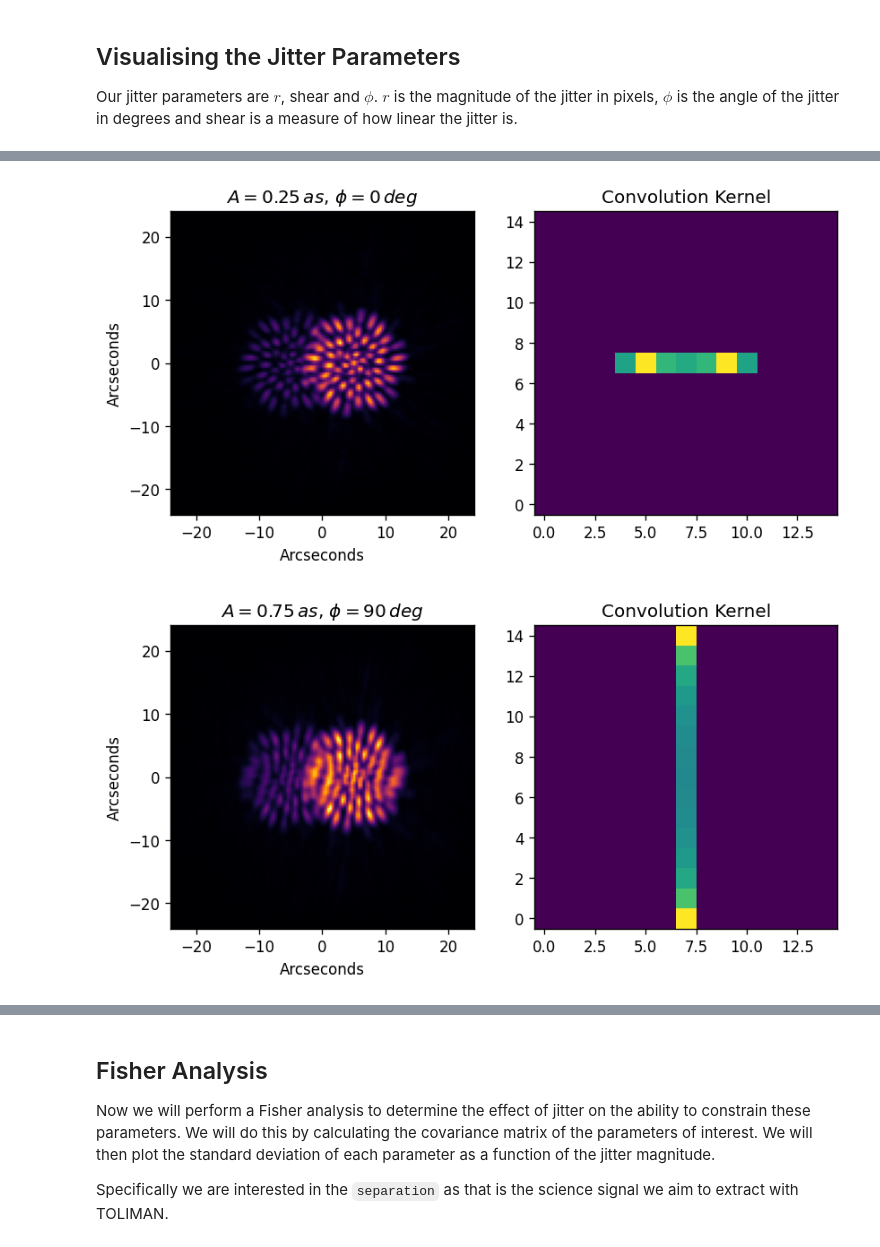
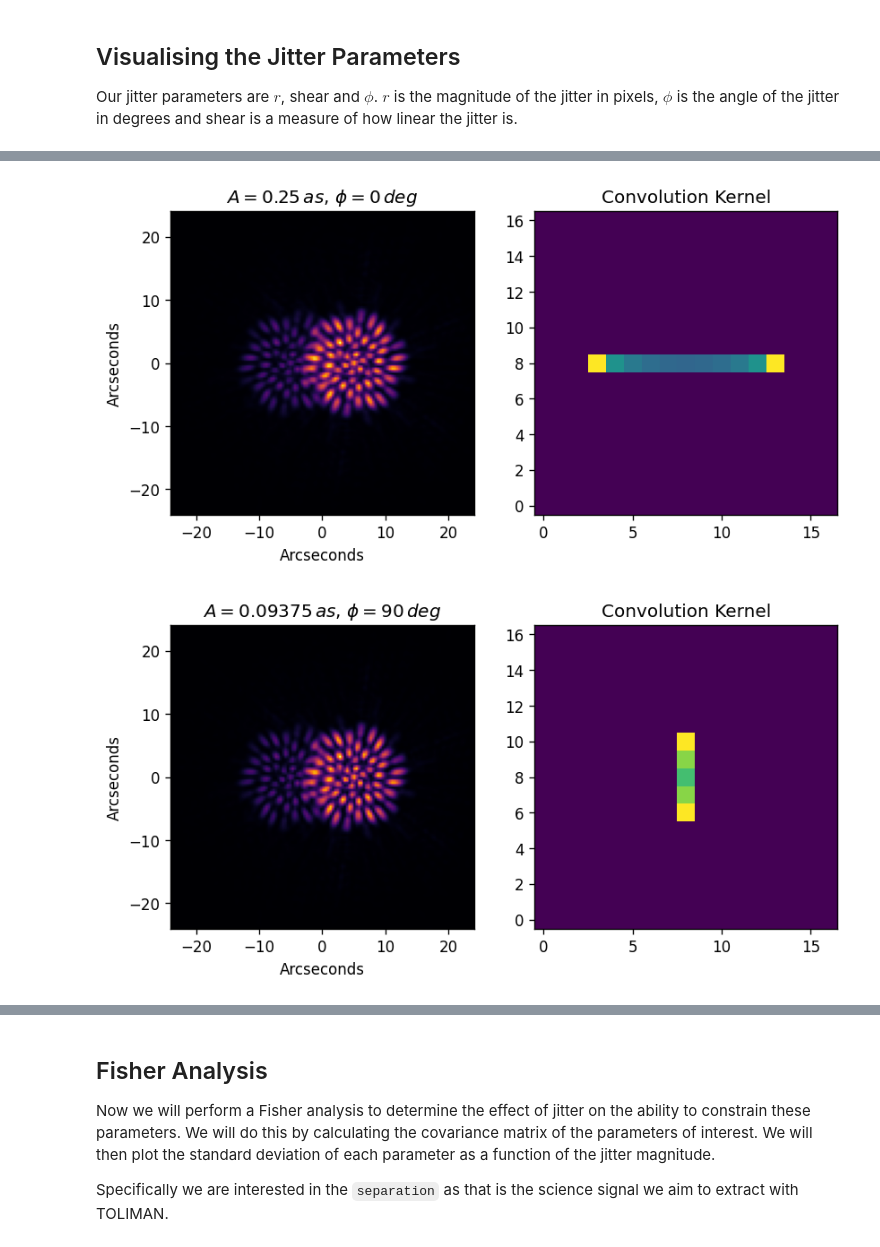
Before and after one commit to maxecharles/toliman-phd, a Jupyter notebook: notebooks/shm_jitter_fisher.ipynb, the cells around one changed output, grey strips where cells are left out. Drawn from its saved outputs; the diff is of its cells as text; code cells hidden in the pictures.

```diff
--- a/notebooks/shm_jitter_fisher.ipynb
+++ b/notebooks/shm_jitter_fisher.ipynb
@@ -31,10 +31,10 @@ jax.config.update("jax_enable_x64", True)
 ## Building Model
 Here we build our dLux forwards model with parametric jitter. We will model the jitter as a simple harmonic oscillation
 # %%
-oversample = 4
+oversample = 8
 det_pscale = 0.375
 det_npixels = 128
-kernel_size = 15
+kernel_size = 17
 
 jitter_params = {"A": 0.1, "phi": 0}  # these will vary
 radial_orders = [1, 2]
@@ -71,6 +71,6 @@ def show_jitter_example(telescope, A, phi):
 
 show_jitter_example(telescope, 1e-10, 0)
 show_jitter_example(telescope, 0.25, 0)
-show_jitter_example(telescope, 8*det_pscale/oversample, 90)
+show_jitter_example(telescope, 2*det_pscale/oversample, 90)
 show_jitter_example(telescope, 0.5, 60)
 # %% [output]
@@ -78,2 +78,2 @@ show_jitter_example(telescope, 0.5, 60)
-[figure, old version]
+[figure, new version]
-[figure, old version]
+[figure, new version]
```
Also changed, not shown: parts of 4 cells of this notebook, 2 other files.
